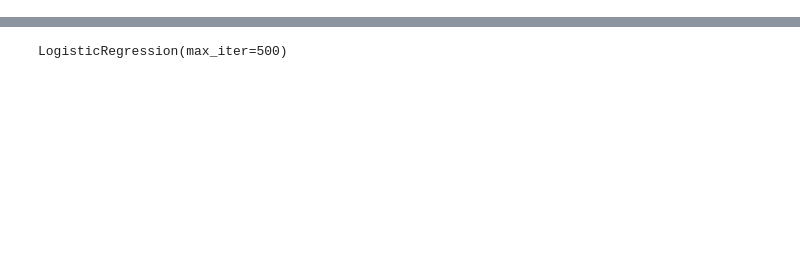
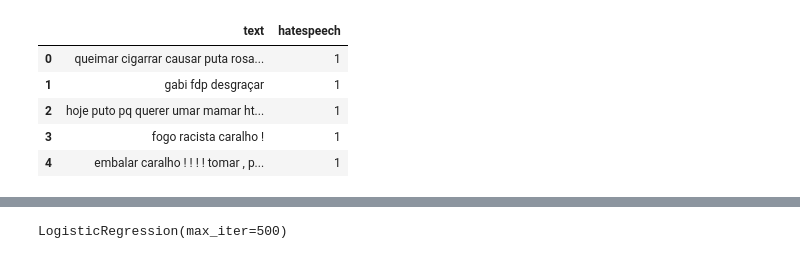
Before and after one commit to MeLLL-UFF/toxic-comments-ptbr-by-adaptation, a Jupyter notebook: Scripts/ScriptBagOfWords.ipynb, the cells around one changed output, grey strips where cells are left out. Cells and saved outputs as stored; diff of their text form; code cells hidden in the pictures; blank space fills up the shorter version.

```diff
--- a/Scripts/ScriptBagOfWords.ipynb
+++ b/Scripts/ScriptBagOfWords.ipynb
@@ -67,7 +97,14 @@ data['txt_tokenized'] = [text_pipeline(str(txt)) for txt in data.txt]
 # %%
 # Juntando os tokens de volta em um única string
-data.txt_tokenized = data.apply(lambda x: " ".join(x.txt_tokenized), axis=1)
-# train_data.txt_tokenized = train_data.apply(lambda x: " ".join(x.txt_tokenized), axis=1)
-# test_data.txt_tokenized = test_data.apply(lambda x: " ".join(x.txt_tokenized), axis=1)
+# data[text] = data.apply(lambda x: " ".join(x[text]), axis=1)
+train_data[text] = train_data.apply(lambda x: " ".join(x[text]), axis=1)
+test_data[text] = test_data.apply(lambda x: " ".join(x[text]), axis=1)
 
-# train_data.head()
+train_data.head()
+# %% [output]
+|  | text | hatespeech |
+| 0 | queimar cigarrar causar puta rosa... | 1 |
+| 1 | gabi fdp desgraçar | 1 |
+| 2 | hoje puto pq querer umar mamar ht... | 1 |
+| 3 | fogo racista caralho ! | 1 |
+| 4 | embalar caralho ! ! ! ! tomar , p... | 1 |
```
Also changed, not shown: parts of 16 cells of this notebook, 34 other files.
